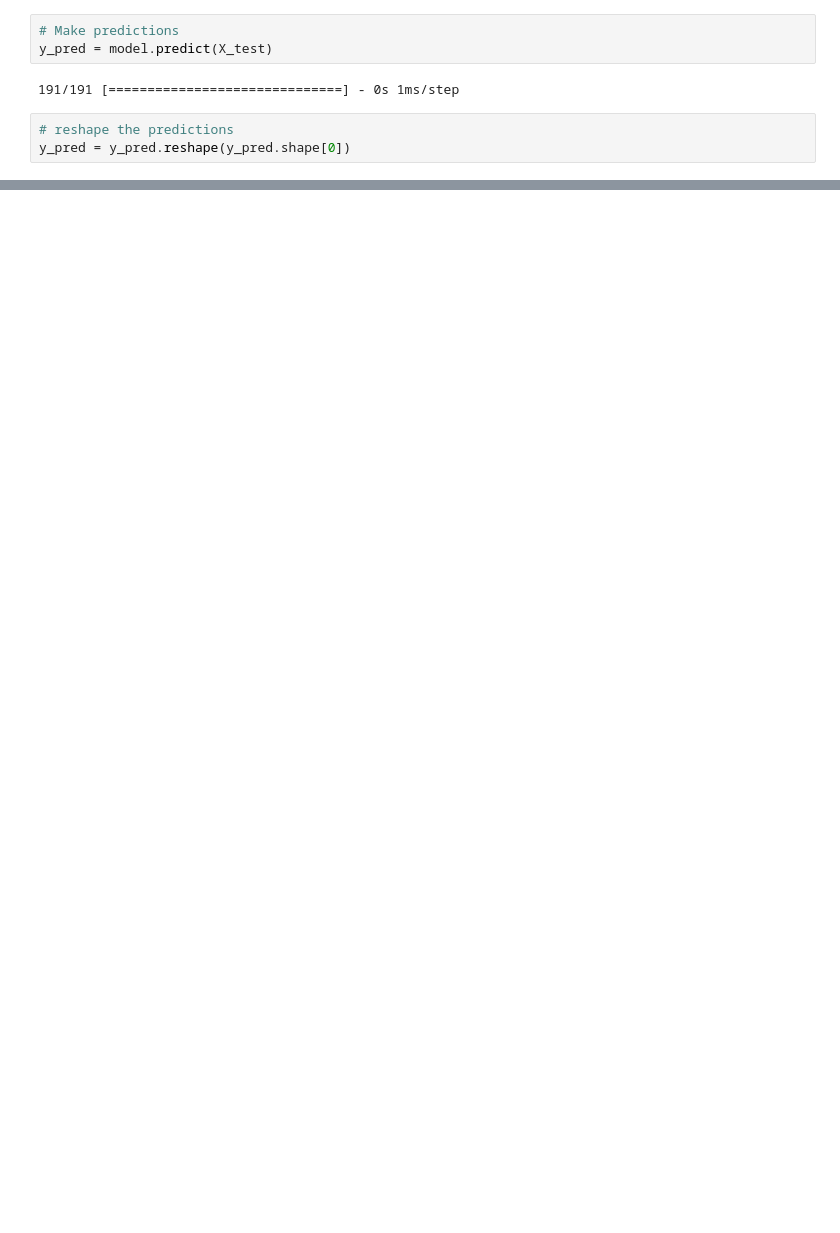
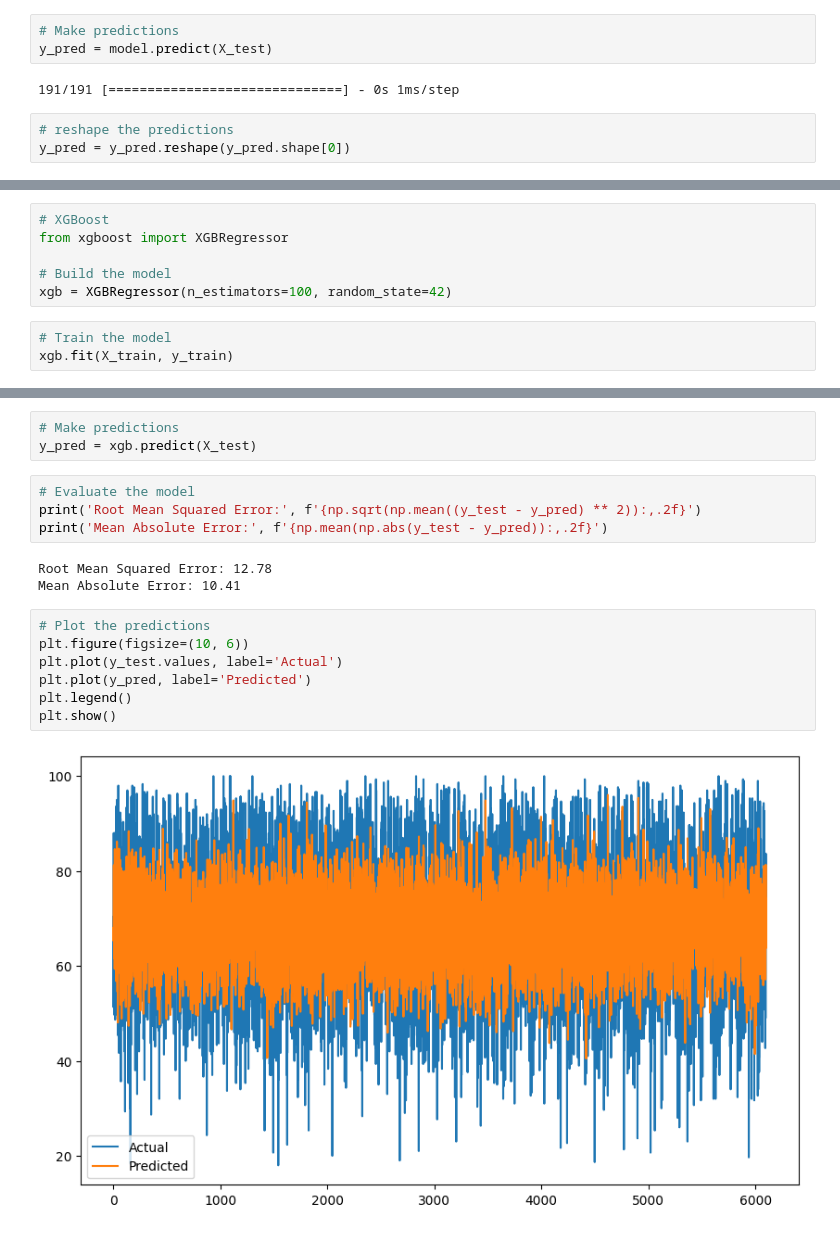
Before and after one commit to Ali-Pourgheysari/Data-science-Students-Performance-in-Exams, a Jupyter notebook: main.ipynb, the cells around one changed output, grey strips where cells are left out. Drawn from its saved outputs; the diff is of its cells as text; blank space fills up the shorter version.

```diff
--- a/main.ipynb
+++ b/main.ipynb
@@ -215,0 +264,9 @@ plt.show()
+# %%
+# XGBoost
+from xgboost import XGBRegressor
+
+# Build the model
+xgb = XGBRegressor(n_estimators=100, random_state=42)
+# %%
+# Train the model
+xgb.fit(X_train, y_train)
@@ -215,0 +285,19 @@ plt.show()
+# %%
+# Make predictions
+y_pred = xgb.predict(X_test)
+# %%
+# Evaluate the model
+print('Root Mean Squared Error:', f'{np.sqrt(np.mean((y_test - y_pred) ** 2)):,.2f}')
+print('Mean Absolute Error:', f'{np.mean(np.abs(y_test - y_pred)):,.2f}')
+# %% [output]
+Root Mean Squared Error: 12.78
+Mean Absolute Error: 10.41
+# %%
+# Plot the predictions
+plt.figure(figsize=(10, 6))
+plt.plot(y_test.values, label='Actual')
+plt.plot(y_pred, label='Predicted')
+plt.legend()
+plt.show()
+# %% [output]
+[figure, added]
```
Also changed, not shown: parts of 14 cells of this notebook.
